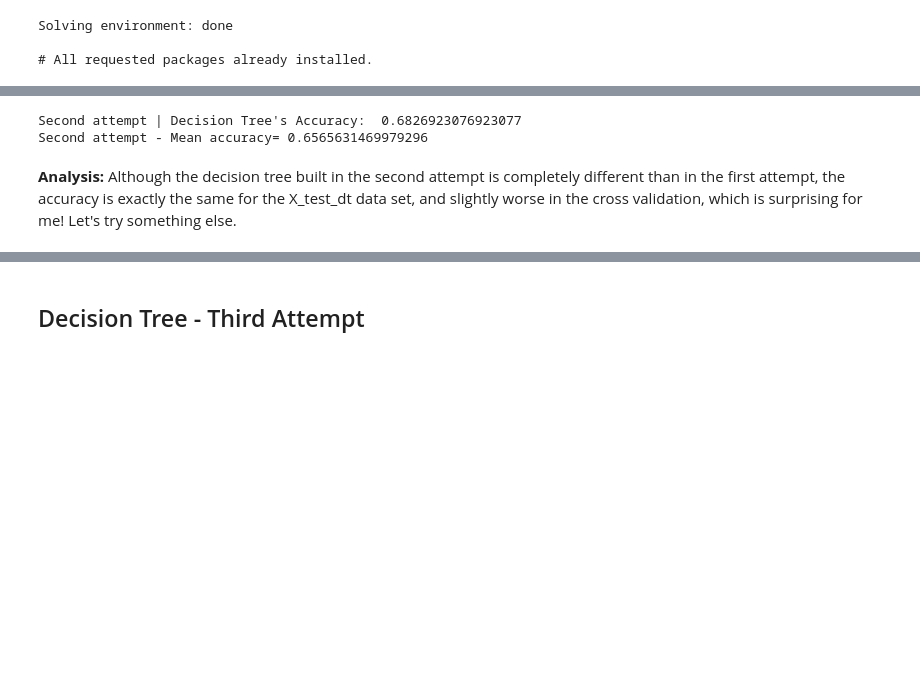
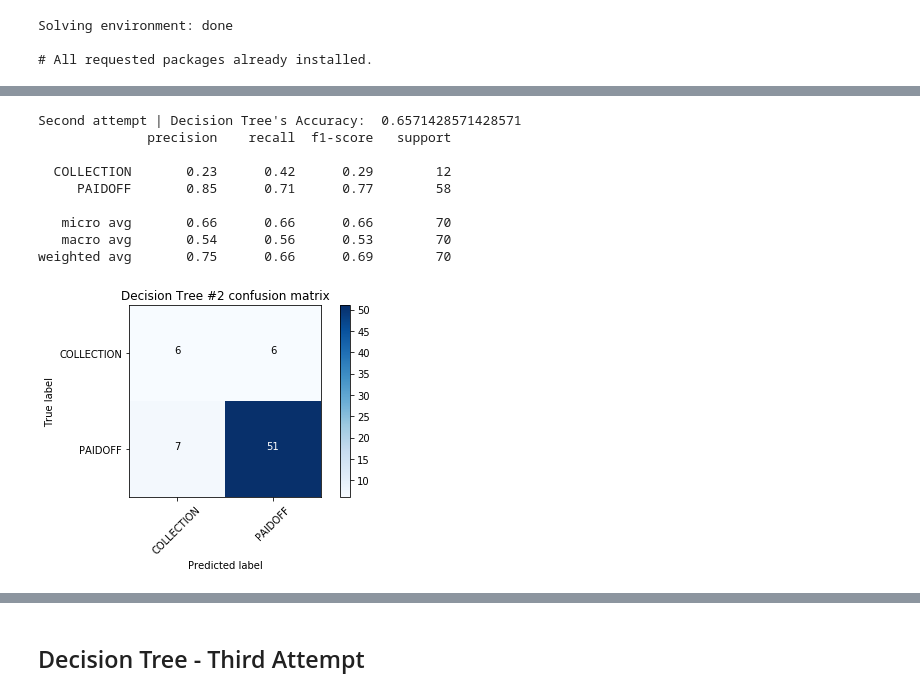
Before and after one commit to rcmtavares/coursera-capstone-project, a Jupyter notebook: ML0101EN final project.ipynb, the cells around one changed output, grey strips where cells are left out. Saved outputs shown, nothing was run; the diff lists cells and outputs as text; code cells hidden in the pictures; blank space fills up the shorter version.

```diff
--- a/ML0101EN final project.ipynb
+++ b/ML0101EN final project.ipynb
@@ -419,24 +501,28 @@ An alternative is to use the 'balanced' mode for class_weight parameter of the a
 # %%
 # Build and train decision tree model
-loan_tree2 = DecisionTreeClassifier(criterion="entropy", class_weight='balanced')
-loan_tree2.fit( X_train_dt, y_train_dt )
+dec_tree2 = DecisionTreeClassifier(criterion="entropy", class_weight='balanced')
+dec_tree2.fit( X_train_dt, y_train_dt )
 
 # Plot the decision tree
-dot2 = export_graphviz(loan_tree2, out_file=None, feature_names=feature_names_dt, class_names=target_names_dt, filled=True, rounded=True, special_characters=True)
+dot2 = export_graphviz(dec_tree2, out_file=None, feature_names=feature_names_dt, class_names=target_names_dt, filled=True, rounded=True, special_characters=True)
 graph2 = Source(dot)
 graph2
 # %% [output]
 [drawing not drawn]
 # %%
 # Calculate the model accuracy using the test dataset
-yhat2_dt = loan_tree2.predict( X_test_dt )
+yhat2_dt = dec_tree2.predict( X_test_dt )
 print( "Second attempt | Decision Tree's Accuracy: ", metrics.accuracy_score(y_test_dt, yhat2_dt) )
 
-# Also, evaluate the accuracy with cross validation technique
-scores2 = cross_val_score( loan_tree2, X_dt, y_dt, cv=5 )
-print("Second attempt - Mean accuracy=", scores2.mean())
+plot_confusion_matrix( y_test_dt, yhat2_dt, title='Decision Tree #2 confusion matrix' )
 # %% [output]
-Second attempt | Decision Tree's Accuracy:  0.6826923076923077
-Second attempt - Mean accuracy= 0.6565631469979296
+Second attempt | Decision Tree's Accuracy:  0.6571428571428571
+              precision    recall  f1-score   support
+
+  COLLECTION       0.23      0.42      0.29        12
+     PAIDOFF       0.85      0.71      0.77        58
+
+   micro avg       0.66      0.66      0.66        70
+   macro avg       0.54      0.56      0.53        70
+weighted avg       0.75      0.66      0.69        70
+[figure, added]
-# %% [markdown]
-**Analysis:** Although the decision tree built in the second attempt is completely different than in the first attempt, the accuracy is exactly the same for the X_test_dt data set, and slightly worse in the cross validation, which is surprising for me! Let's try something else.
```
Also changed, not shown: parts of 26 cells of this notebook.
